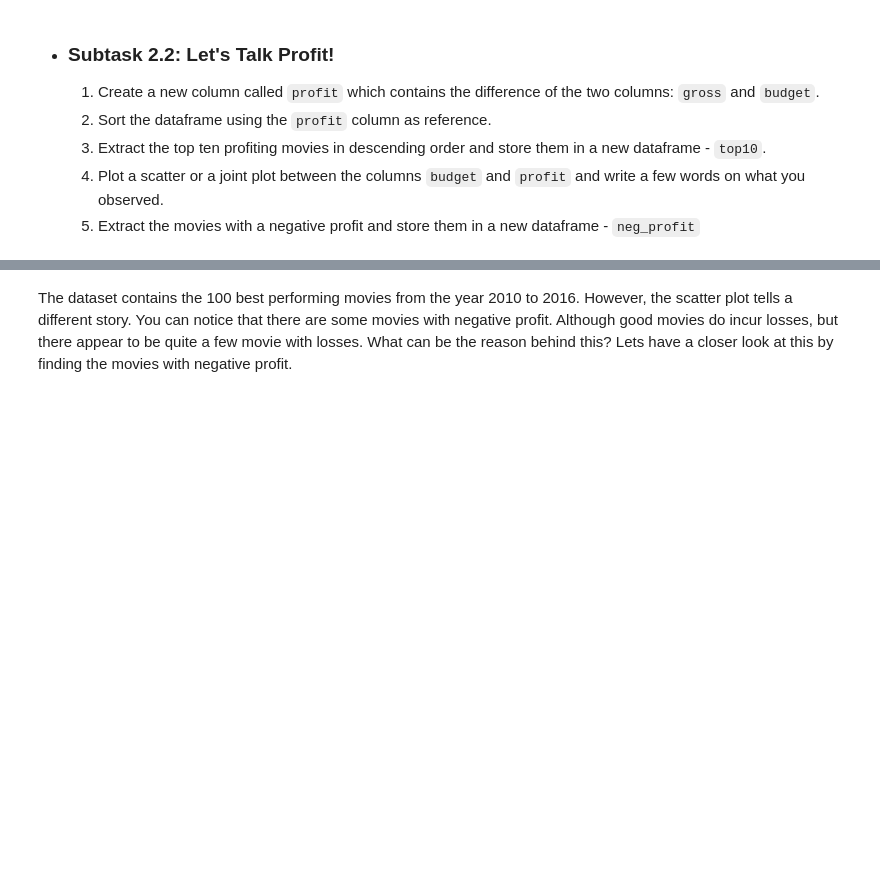
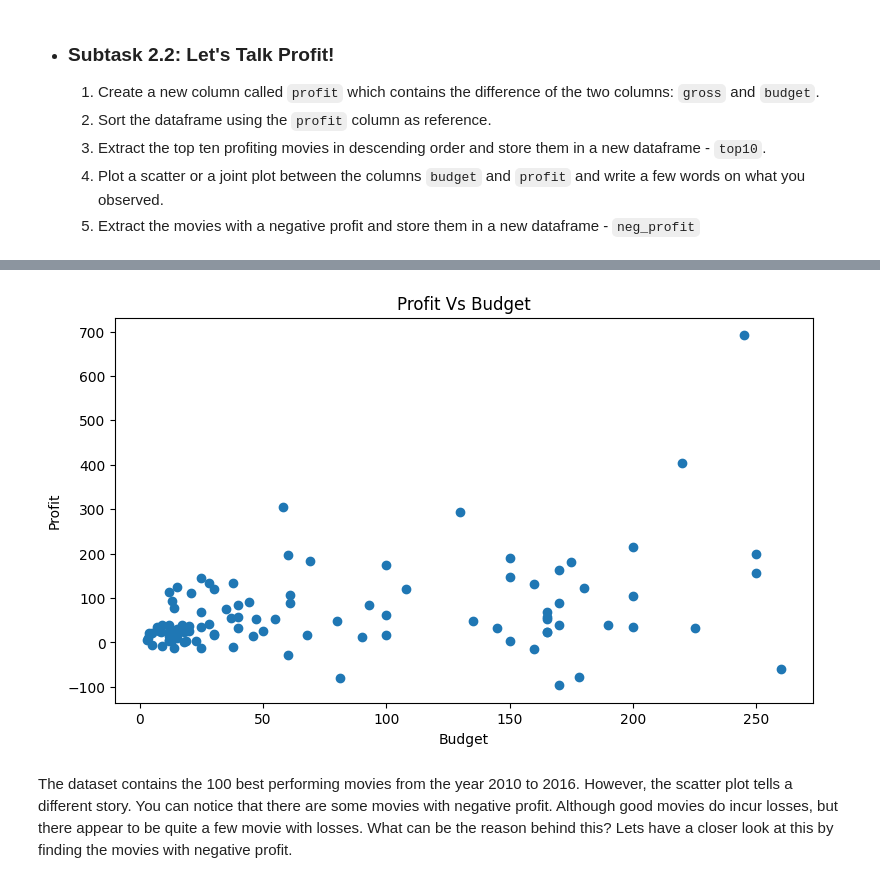
Before and after one commit to arshu04/IMDB_Movie_Assignment, a Jupyter notebook: IMDb+Movie+Assignment_stub.ipynb, the cells around one changed output, grey strips where cells are left out. Saved outputs shown, nothing was run; the diff lists cells and outputs as text; code cells hidden in the pictures; blank space fills up the shorter version.

```diff
--- a/IMDb+Movie+Assignment_stub.ipynb
+++ b/IMDb+Movie+Assignment_stub.ipynb
@@ -152,3 +180,16 @@ df.head()
+# %%
+#Plot profit vs budget
+
+import matplotlib.pyplot as plt
+
+plt.figure(figsize=[9,5])
+plt.scatter(movies.budget,movies.Profit)
+plt.title("Profit Vs Budget")
+plt.xlabel("Budget")
+plt.ylabel("Profit")
+plt.show()
+# %% [output]
+[figure, added]
 # %% [markdown]
 The dataset contains the 100 best performing movies from the year 2010 to 2016. However, the scatter plot tells a different story. You can notice that there are some movies with negative profit. Although good movies do incur losses, but there appear to be quite a few movie with losses. What can be the reason behind this? Lets have a closer look at this by finding the movies with negative profit.
 # %%
```
Also changed, not shown: parts of 65 cells of this notebook.
